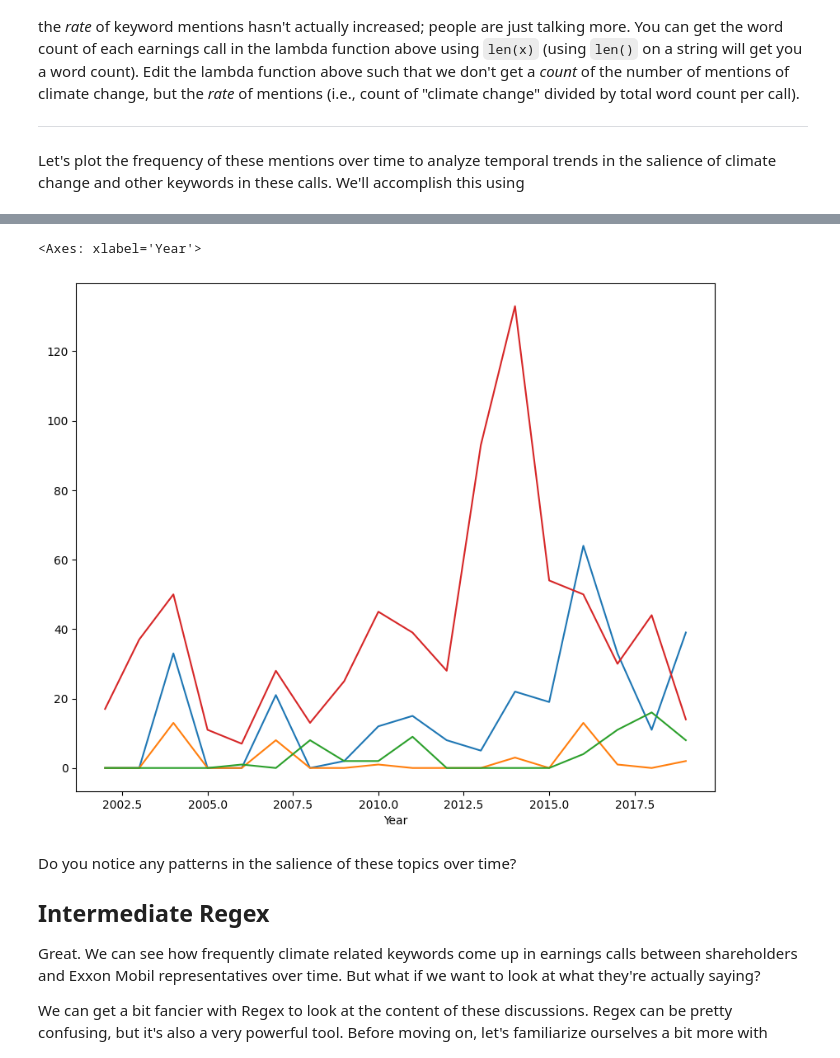
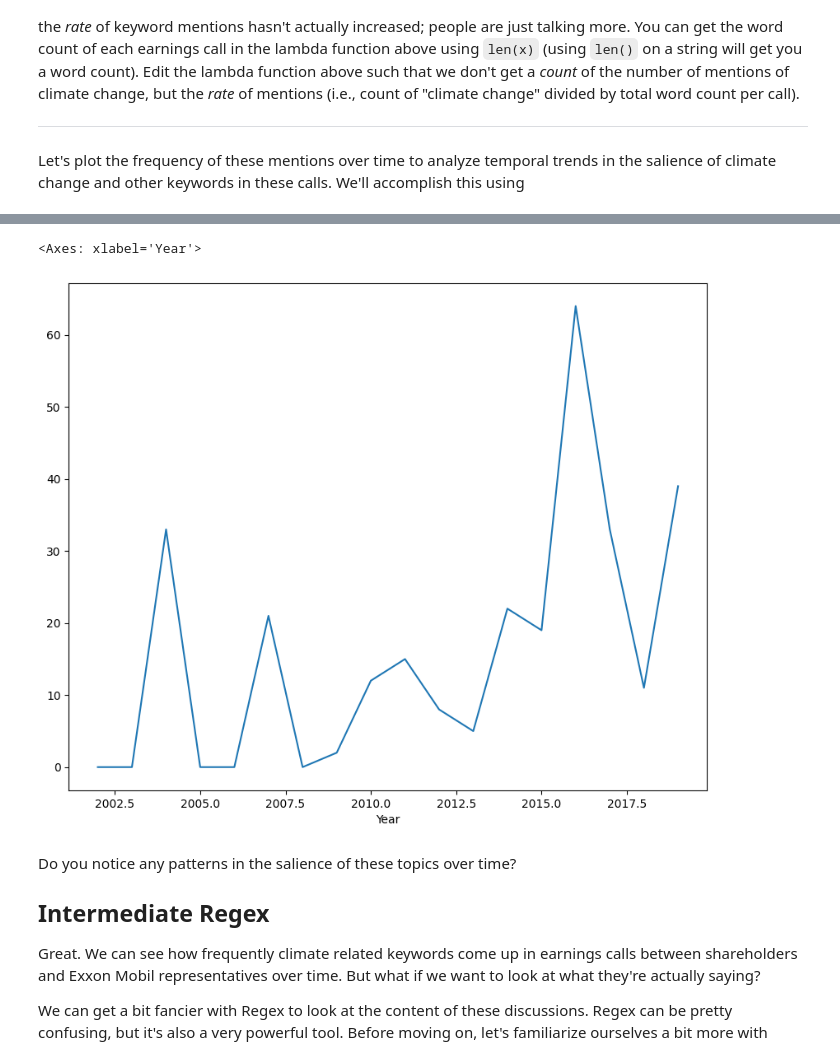
Before and after one commit to pablo-laporte/QM2, a Jupyter notebook: notebooks/W04. Natural Language Processing.ipynb, the cells around one changed output, grey strips where cells are left out. Drawn from its saved outputs; the diff is of its cells as text; code cells hidden in the pictures.

```diff
--- a/notebooks/W04. Natural Language Processing.ipynb
+++ b/notebooks/W04. Natural Language Processing.ipynb
@@ -282,8 +284,3 @@ Advanced: Our current measure of the number of mentions of keywords might be bia
 
 
 Let's plot the frequency of these mentions over time to analyze temporal trends in the salience of climate change and other keywords in these calls. We'll accomplish this using
-# %%
-df['global warming']=df['Text'].apply(lambda x: len(re.findall(r'global warming', x, re.IGNORECASE)))
-df['carbon capture']=df['Text'].apply(lambda x: len(re.findall(r'carbon capture', x, re.IGNORECASE)))
-df['profit']=df['Text'].apply(lambda x: len(re.findall(r'profit', x, re.IGNORECASE)))
-print(df[['Title','global warming','carbon capture','profit']])
@@ -308,22 +287,16 @@ print(df[['Title','global warming','carbon capture','profit']])
 # %%
 # extract the year from the date column
 df['Year']=df['Date'].dt.year
 
 # group the dataframe by year, calculating the sum of the "climate change" column
 # save it as a new dataframe called "yearly"
 yearly=df.groupby('Year')['climate change'].sum()
-yearlyGW=df.groupby('Year')['global warming'].sum()
-yearlyCC=df.groupby('Year')['carbon capture'].sum()
-yearlyP=df.groupby('Year')['profit'].sum()
 
 # plot yearly
 yearly.plot()
-yearlyGW.plot()
-yearlyCC.plot()
-yearlyP.plot()
 # %% [output]
 <Axes: xlabel='Year'>
-[figure, old version]
+[figure, new version]
 # %% [markdown]
 Do you notice any patterns in the salience of these topics over time?
 
```
Also changed, not shown: parts of 10 cells of this notebook.
